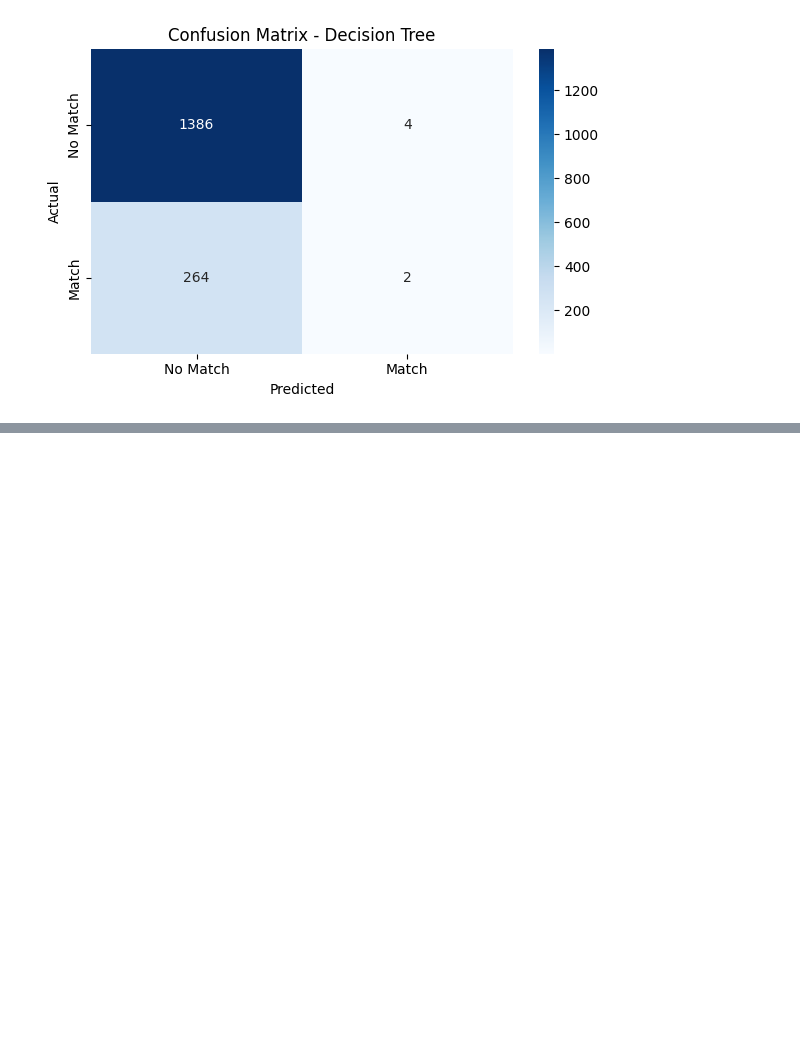
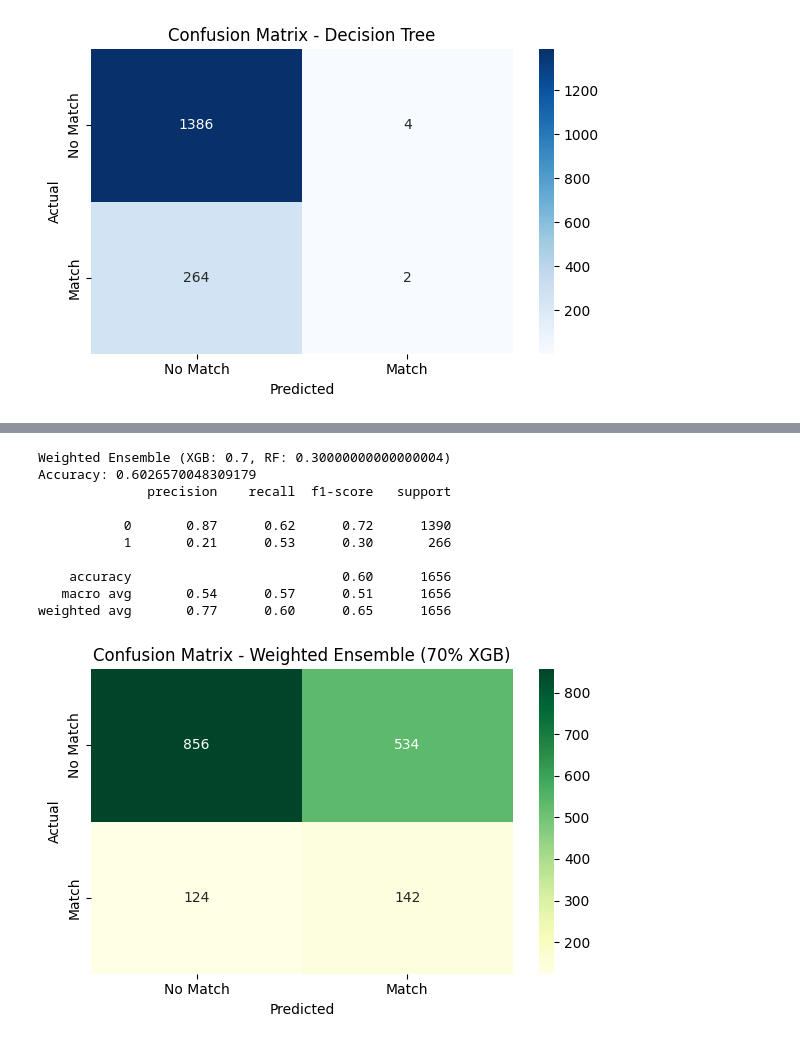
Before and after one commit to preawp/psych-of-selection, a Jupyter notebook: notebooks/modeling.ipynb, the cells around one changed output, grey strips where cells are left out. Drawn from its saved outputs; the diff is of its cells as text; code cells hidden in the pictures; blank space fills up the shorter version.

```diff
--- a/notebooks/modeling.ipynb
+++ b/notebooks/modeling.ipynb
@@ -274,0 +326,47 @@ weighted avg       0.76      0.84      0.77      1656
+# %%
+# Weighted Ensemble: Combine Tuned XGBoost and Tuned Random Forest predictions
+# We assign 70% weight to XGBoost and 30% to Random Forest based on earlier performance.
+# This soft voting approach averages their predicted probabilities for the 'match' class.
+# The ensemble aims to balance overall accuracy with improved recall for actual matches.
+# A threshold of 0.5 is used to convert average probabilities into binary predictions.
+
+# Weighted Ensemble: XGBoost + Tuned RF
+xgb_weight = 0.7
+rf_weight = 1 - xgb_weight
+
+# Weighted average of probabilities
+weighted_probs = (xgb_weight * xgb.predict_proba(X_test)[:, 1] +
+                  rf_weight * tuned_rf.predict_proba(X_test)[:, 1])
+
+# Binary predictions
+y_pred_weighted = (weighted_probs >= 0.5).astype(int)
+
+# Evaluate
+from sklearn.metrics import classification_report, accuracy_score, confusion_matrix
+import seaborn as sns
+import matplotlib.pyplot as plt
+
+print(f"Weighted Ensemble (XGB: {xgb_weight}, RF: {rf_weight})")
+print("Accuracy:", accuracy_score(y_test, y_pred_weighted))
+print(classification_report(y_test, y_pred_weighted))
+
+cm = confusion_matrix(y_test, y_pred_weighted)
+plt.figure(figsize=(6,4))
+sns.heatmap(cm, annot=True, fmt='d', cmap='YlGn', xticklabels=['No Match', 'Match'], yticklabels=['No Match', 'Match'])
+plt.title(f"Confusion Matrix - Weighted Ensemble ({xgb_weight*100:.0f}% XGB)")
+plt.xlabel("Predicted")
+plt.ylabel("Actual")
+plt.tight_layout()
+plt.show()
+# %% [output]
+Weighted Ensemble (XGB: 0.7, RF: 0.30000000000000004)
+Accuracy: 0.6026570048309179
+              precision    recall  f1-score   support
+
+           0       0.87      0.62      0.72      1390
+           1       0.21      0.53      0.30       266
+
+    accuracy                           0.60      1656
+   macro avg       0.54      0.57      0.51      1656
+weighted avg       0.77      0.60      0.65      1656
+[figure, added]
```
Also changed, not shown: parts of 2 cells of this notebook, 1 other file.
